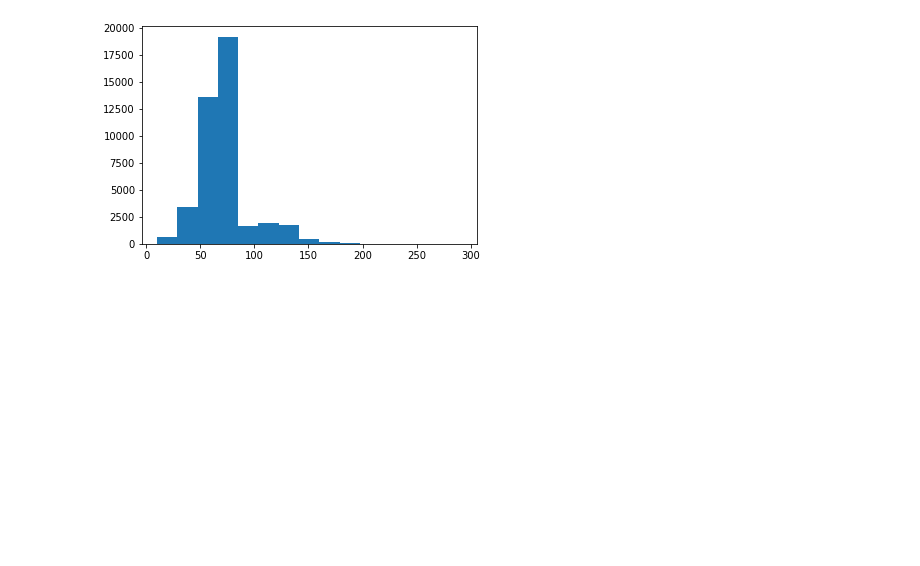
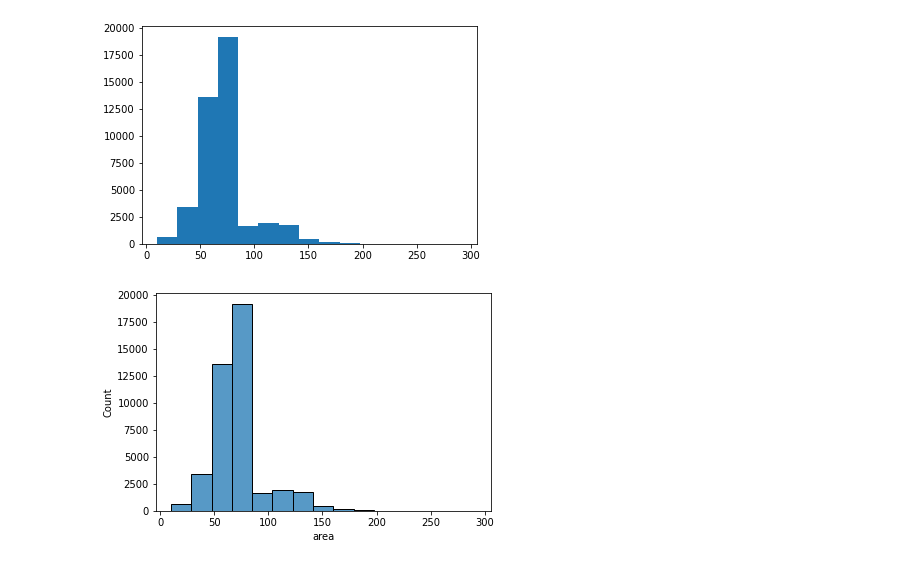
Before and after one commit to JakeOh/202011_itw_bd21, a Jupyter notebook: lab_da/da17_apt201910.ipynb, the cells around one changed output. Saved outputs shown, nothing was run; the diff lists cells and outputs as text; code cells hidden in the pictures; blank space fills up the shorter version.

```diff
--- a/lab_da/da17_apt201910.ipynb
+++ b/lab_da/da17_apt201910.ipynb
@@ -92,3 +92,9 @@ plt.hist(x=apt['면적'], bins=15)
 plt.show()
 # %% [output]
 [figure]
+# %%
+sns.histplot(data=apt, x='면적', bins=15)
+plt.xlabel('area')
+plt.show()
+# %% [output]
+[figure, added]
```
Also changed, not shown: parts of 13 cells of this notebook.
